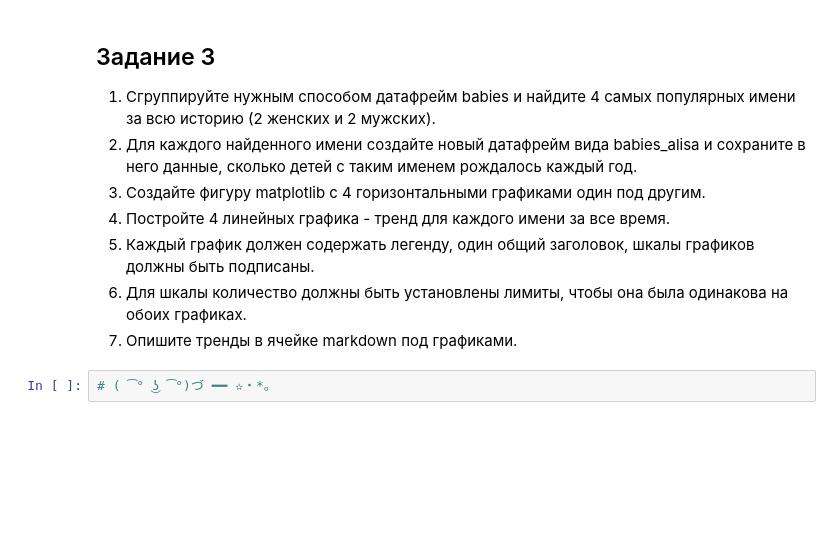
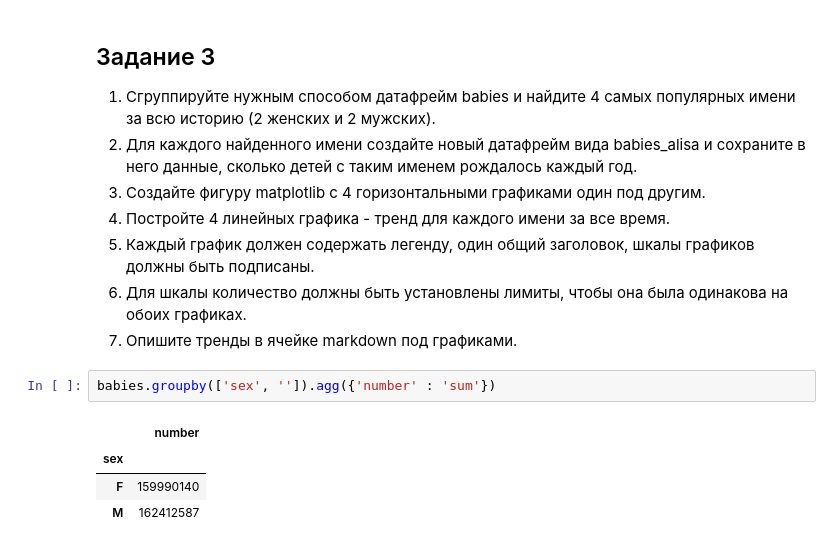
Before and after one commit to SeVlVershinin/py-base-homeworks, a Jupyter notebook: hw_04.ipynb, the cells around one changed output. Saved outputs shown, nothing was run; the diff lists cells and outputs as text; blank space fills up the shorter version.

```diff
--- a/hw_04.ipynb
+++ b/hw_04.ipynb
@@ -398,5 +442,10 @@ print(f'В то же время количество записей в дата
 5. Каждый график должен содержать легенду, один общий заголовок, шкалы графиков должны быть подписаны.
 6. Для шкалы количество должны быть установлены лимиты, чтобы она была одинакова на обоих графиках.
 7. Опишите тренды в ячейке markdown под графиками.
-# %%
-# ( ͡° ͜ʖ ͡°)づ ━━ ✫・*。
+# %%
+babies.groupby(['sex', '']).agg({'number' : 'sum'})
+# %% [output]
+|  | number |
+| sex |  |
+| F | 159990140 |
+| M | 162412587 |
```
Also changed, not shown: parts of 4 cells of this notebook.
